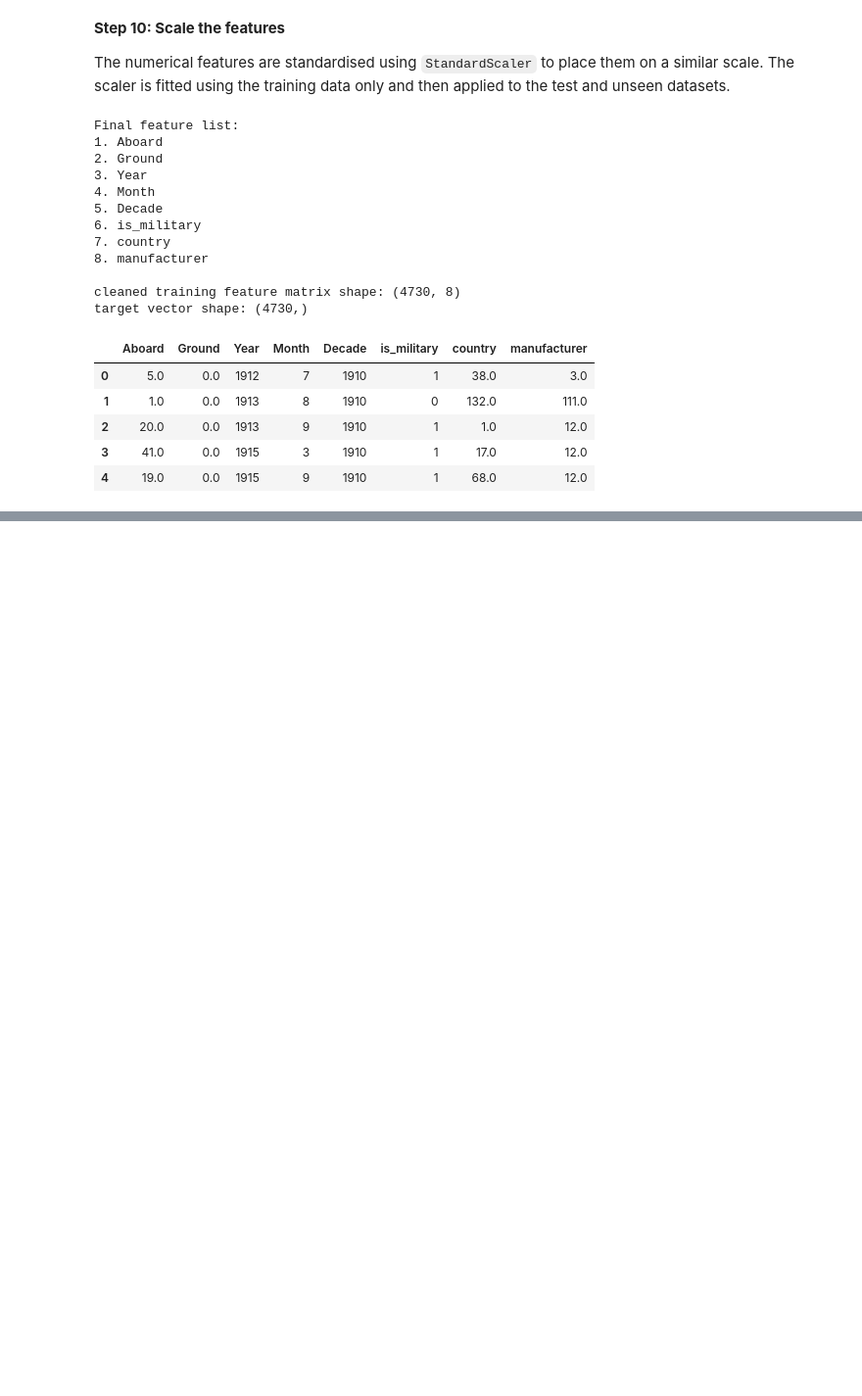
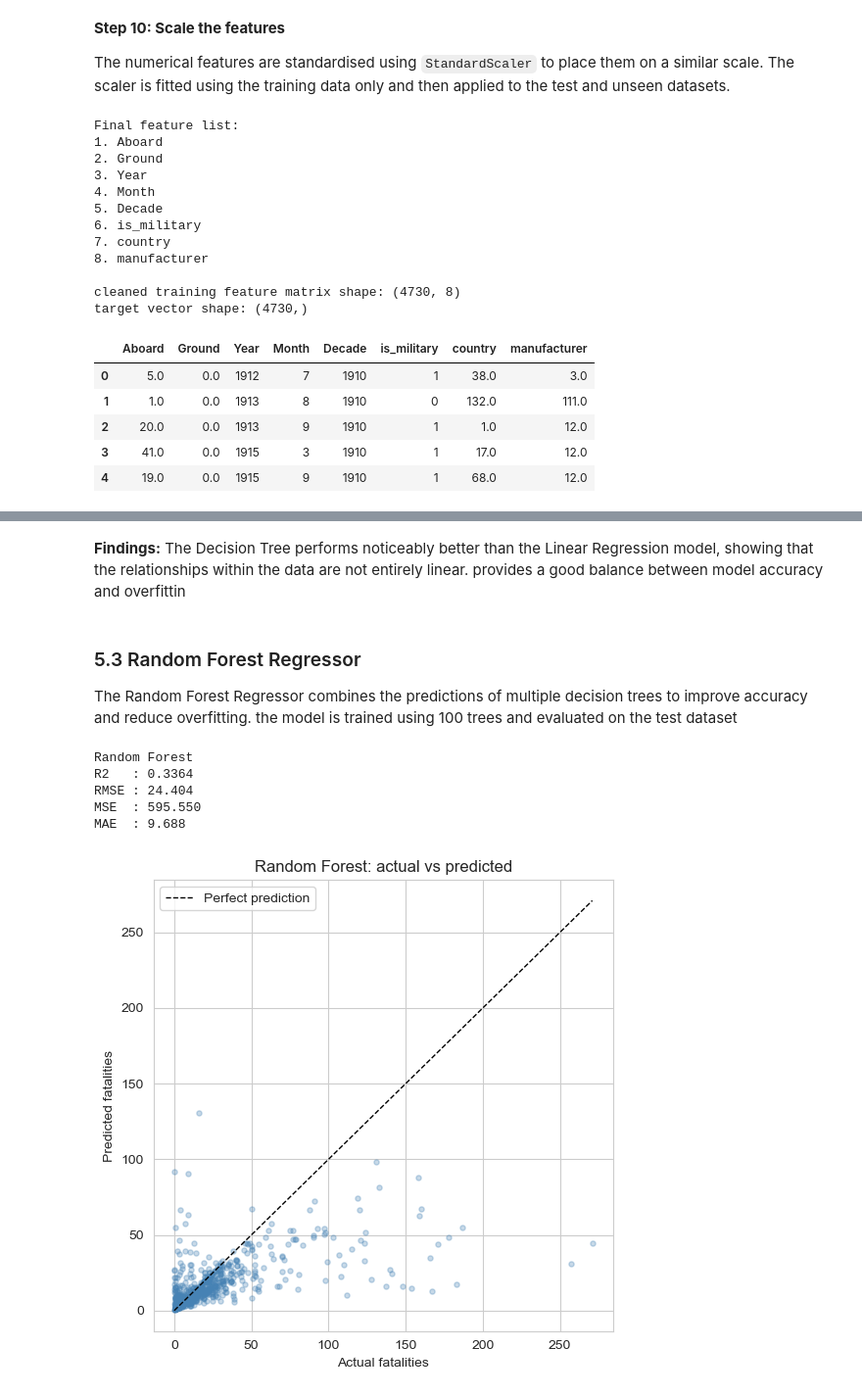
Before and after one commit to vcmeamaria/airplane_regression, a Jupyter notebook: airplane_fatalities_regression.ipynb, the cells around one changed output, grey strips where cells are left out. Shown at 98% size. Drawn from its saved outputs; the diff is of its cells as text; code cells hidden in the pictures; blank space fills up the shorter version.

```diff
--- a/airplane_fatalities_regression.ipynb
+++ b/airplane_fatalities_regression.ipynb
@@ -555,0 +679,17 @@ target vector shape: (4730,)
+# %% [markdown]
+**Findings:** The Decision Tree performs noticeably better than the Linear Regression model, showing that the relationships within the data are not entirely linear. provides a good balance between model accuracy and overfittin
+# %% [markdown]
+### 5.3 Random Forest Regressor
+
+The Random Forest Regressor combines the predictions of multiple decision trees to improve accuracy and reduce overfitting. the model is trained using 100 trees and evaluated on the test dataset
+# %%
+# random forest - 100 trees
+rf = evaluate_model(
+    RandomForestRegressor(n_estimators=100, random_state=RANDOM_STATE),'Random Forest')
+# %% [output]
+Random Forest
+R2   : 0.3364
+RMSE : 24.404
+MSE  : 595.550
+MAE  : 9.688
+[figure, added]
```
Also changed, not shown: parts of 33 cells of this notebook, 1 other file.
